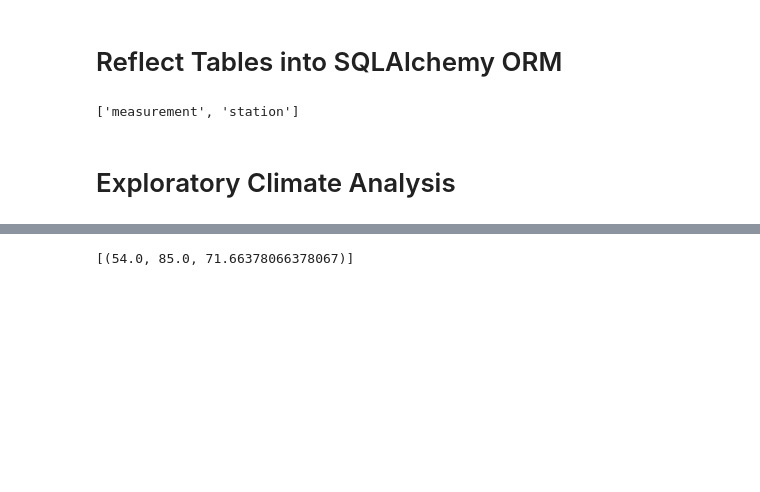
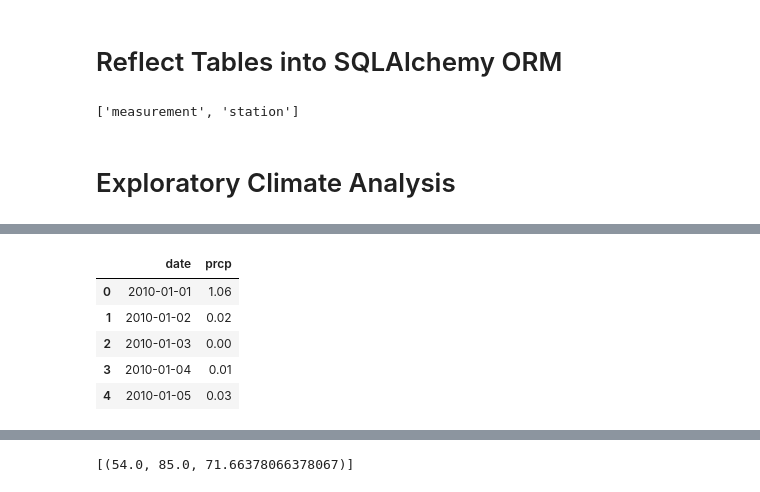
Before and after one commit to kmconnors/SQLAlchemyHW, a Jupyter notebook: climate_starter.ipynb, the cells around one changed output, grey strips where cells are left out. Saved outputs shown, nothing was run; the diff lists cells and outputs as text; code cells hidden in the pictures; blank space fills up the shorter version.

```diff
--- a/climate_starter.ipynb
+++ b/climate_starter.ipynb
@@ -60,0 +77,10 @@ tobs FLOAT
+# %%
+data_df.rename(columns={'sum(prcp)': 'prcp'}, inplace=True)
+data_df.head()
+# %% [output]
+|  | date | prcp |
+| 0 | 2010-01-01 | 1.06 |
+| 1 | 2010-01-02 | 0.02 |
+| 2 | 2010-01-03 | 0.00 |
+| 3 | 2010-01-04 | 0.01 |
+| 4 | 2010-01-05 | 0.03 |
```
Also changed, not shown: parts of 15 cells of this notebook, 1 other file.
